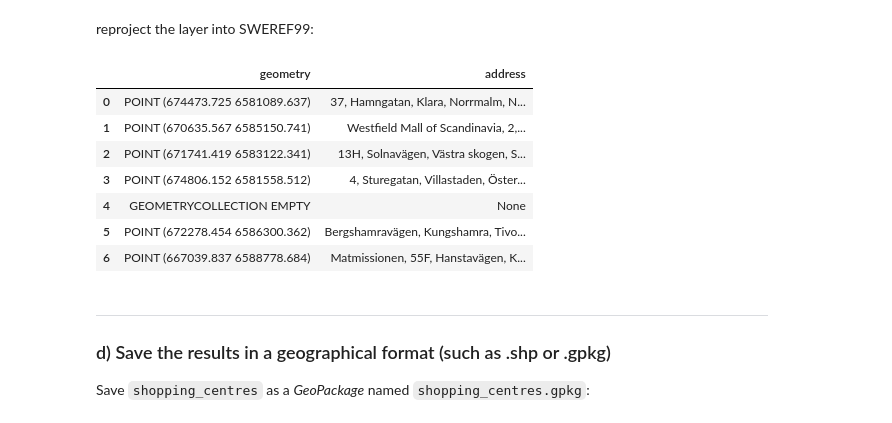
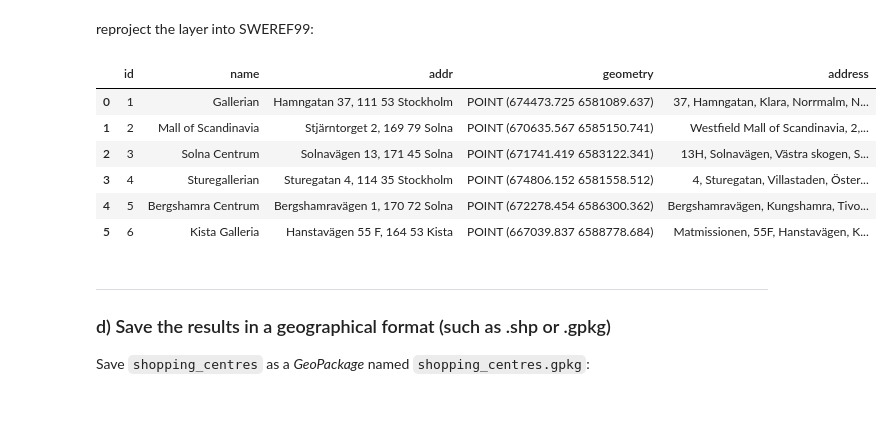
Before and after one commit to ajain-93/NGAD04, a Jupyter notebook: Exercises/Exercise 3/Lab_3_1.ipynb, the cells around one changed output. Drawn from its saved outputs; the diff is of its cells as text; code cells hidden in the pictures.

Commit message:
Update Lab 3-1 and Lab 3-2
Include name and original adresses in the gpkg files.

```diff
--- a/Exercises/Exercise 3/Lab_3_1.ipynb
+++ b/Exercises/Exercise 3/Lab_3_1.ipynb
@@ -97,21 +93,17 @@ shopping_centres
 # %% [markdown]
  reproject the layer into SWEREF99:
 # %%
-# RUN YOUR CODE HERE
-
 # Convert coordinate to SWEREF99 using the inbuilt 'to_crs' function
-shopping_centres_sweref99 = shopping_centres_geo.to_crs("EPSG:3006")
+shopping_centres_sweref99 = shopping_centres.to_crs("EPSG:3006")
+shopping_centres_sweref99
+# %% [output]
+|  | id | name | addr | geometry | address |
+| 0 | 1 | Gallerian | Hamngatan 37, 111 53 Stockholm | POINT (674473.725 6581089.637) | 37, Hamngatan, Klara, Norrmalm, N... |
+| 1 | 2 | Mall of Scandinavia | Stjärntorget 2, 169 79 Solna | POINT (670635.567 6585150.741) | Westfield Mall of Scandinavia, 2,... |
+| 2 | 3 | Solna Centrum | Solnavägen 13, 171 45 Solna | POINT (671741.419 6583122.341) | 13H, Solnavägen, Västra skogen, S... |
+| 3 | 4 | Sturegallerian | Sturegatan 4, 114 35 Stockholm | POINT (674806.152 6581558.512) | 4, Sturegatan, Villastaden, Öster... |
+| 4 | 5 | Bergshamra Centrum | Bergshamravägen 1, 170 72 Solna | POINT (672278.454 6586300.362) | Bergshamravägen, Kungshamra, Tivo... |
+| 5 | 6 | Kista Galleria | Hanstavägen 55 F, 164 53 Kista | POINT (667039.837 6588778.684) | Matmissionen, 55F, Hanstavägen, K... |
-# %%
-shopping_centres_sweref99
-# %% [output]
-|  | geometry | address |
-| 0 | POINT (674473.725 6581089.637) | 37, Hamngatan, Klara, Norrmalm, N... |
-| 1 | POINT (670635.567 6585150.741) | Westfield Mall of Scandinavia, 2,... |
-| 2 | POINT (671741.419 6583122.341) | 13H, Solnavägen, Västra skogen, S... |
-| 3 | POINT (674806.152 6581558.512) | 4, Sturegatan, Villastaden, Öster... |
-| 4 | GEOMETRYCOLLECTION EMPTY | None |
-| 5 | POINT (672278.454 6586300.362) | Bergshamravägen, Kungshamra, Tivo... |
-| 6 | POINT (667039.837 6588778.684) | Matmissionen, 55F, Hanstavägen, K... |
 # %% [markdown]
 
 ---
```
Also changed, not shown: parts of 7 cells of this notebook, 4 other files.
